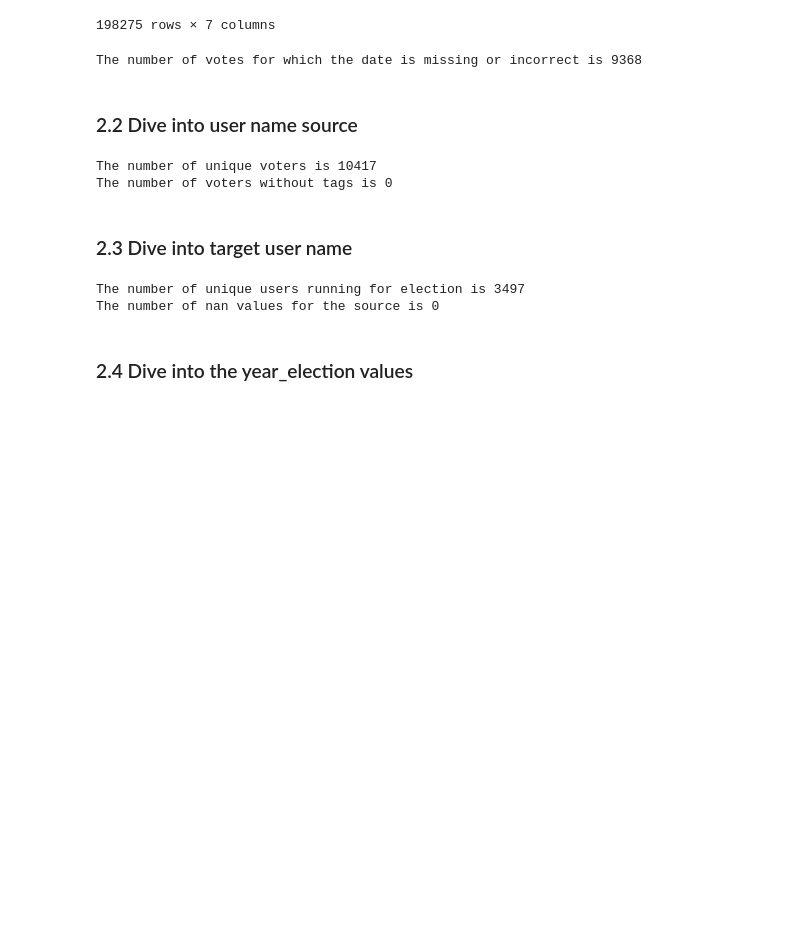
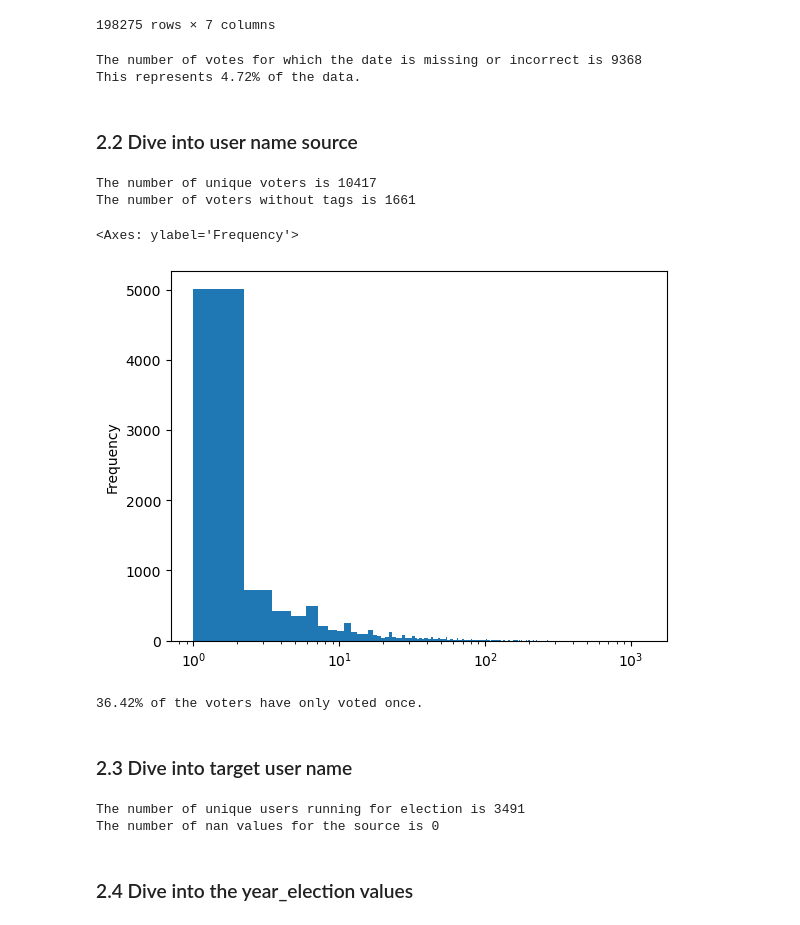
Before and after one commit to epfl-ada/ada-2023-project-thedatafreaks, a Jupyter notebook: notebooks/data_exploration.ipynb, the cells around one changed output. Cells and saved outputs as stored; diff of their text form; code cells hidden in the pictures; blank space fills up the shorter version.

```diff
--- a/notebooks/data_exploration.ipynb
+++ b/notebooks/data_exploration.ipynb
@@ -218,9 +235,12 @@ new_df
 # %%
 #Look at the number of missing dates of votes
 non_date_votes = new_df['date_vote'].isnull().sum()
+total_count = new_df['target'].count()
 print(f'The number of votes for which the date is missing or incorrect is {non_date_votes}')
+print(f'This represents {(non_date_votes/total_count)*100:.2f}% of the data.')
 # %% [output]
 The number of votes for which the date is missing or incorrect is 9368
+This represents 4.72% of the data.
 # %% [markdown]
 ### 2.2 Dive into user name source
 # %%
@@ -232,8 +252,8 @@ unique_voters = new_df['source'].nunique()
 print(f'The number of unique voters is {unique_voters}')
 
 #Look at the number of null values for the source
-nan_source = new_df['source'].isnull().sum()
+nan_source = new_df[new_df.source == '']['source'].count()
 print(f'The number of voters without tags is {nan_source}')
 # %% [output]
 The number of unique voters is 10417
-The number of voters without tags is 0
+The number of voters without tags is 1661
@@ -240,2 +262,13 @@ The number of voters without tags is 0
+# %%
+new_df.groupby('source').source.count().plot(kind='hist', bins=1000, logx=True)
+# %% [output]
+<Axes: ylabel='Frequency'>
+[figure, added]
+# %%
+perc_uniq = (new_df.groupby('source').source.count() == 1).sum() / new_df.groupby('source').source.count().count()
+
+print(f"{perc_uniq * 100:.2f}% of the voters have only voted once.")
+# %% [output]
+36.42% of the voters have only voted once.
 # %% [markdown]
 ### 2.3 Dive into target user name
@@ -249,10 +278,10 @@ unique_electives = new_df['target'].nunique()
 print(f'The number of unique users running for election is {unique_electives}')
 
 #Look at the number of null values for the source
-nan_target = new_df['target'].isnull().sum()
+nan_target = new_df[new_df.target == '']['target'].count()
 print(f'The number of nan values for the source is {nan_target}')
 # %% [output]
-The number of unique users running for election is 3497
+The number of unique users running for election is 3491
 The number of nan values for the source is 0
 # %% [markdown]
 ### 2.4 Dive into the year_election values
```
Also changed, not shown: parts of 21 cells of this notebook.
